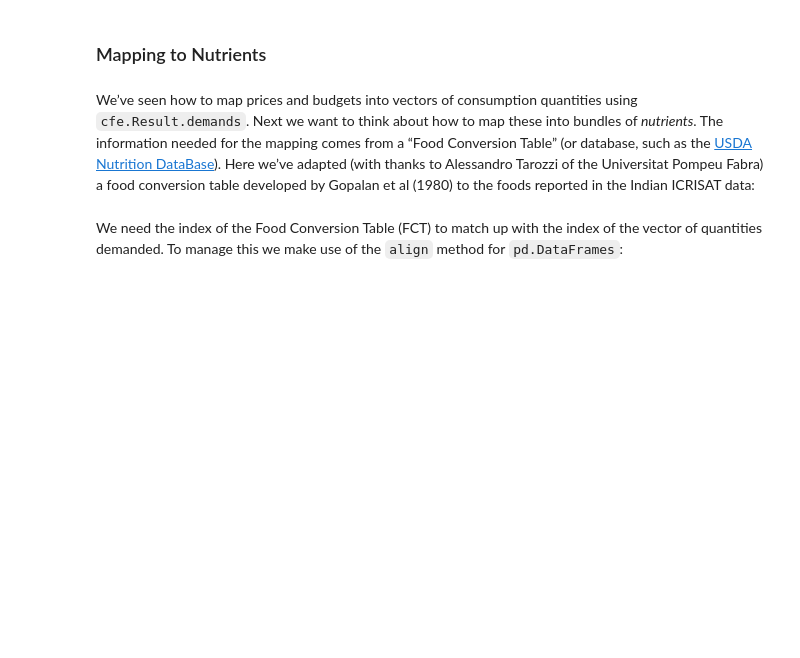
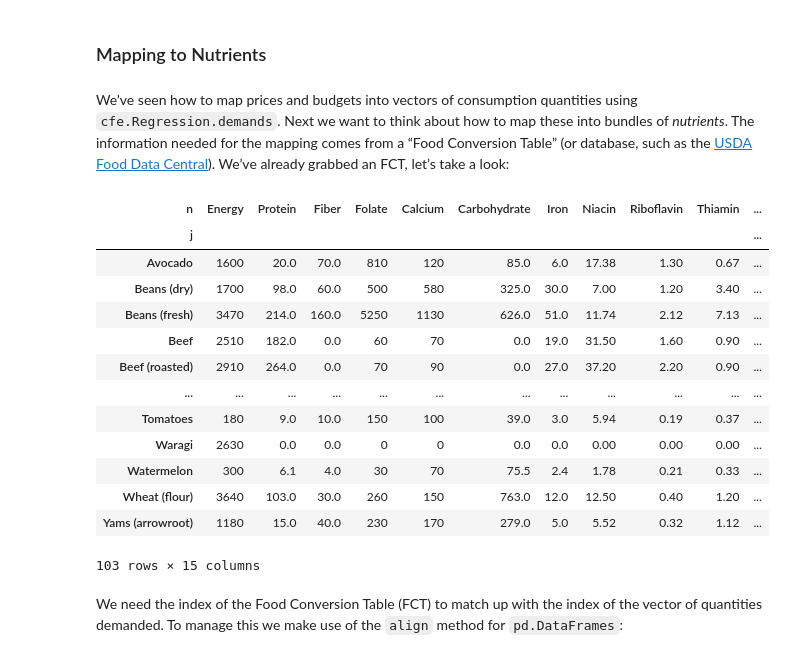
Before and after one commit to ligonteaching/EEP153_Materials, a Jupyter notebook: Project4/example_nutrition.ipynb, the cells around one changed output. Cells and saved outputs as stored; diff of their text form; code cells hidden in the pictures; blank space fills up the shorter version.

Commit message:
Updates for example_nutrition.

```diff
--- a/Project4/example_nutrition.ipynb
+++ b/Project4/example_nutrition.ipynb
@@ -28,3 +33,6 @@ We&rsquo;ll get data from two places.  First, basic data, including a food
-# %%
-DataURL = 'https://docs.google.com/spreadsheets/d/13Ig5hZif-NSHtgkKRp_cEgKXk0lOsdUB2BAD6O_FnRo'
-key = DataURL.split('/')[-1]
+# %%
+InputFiles = {'Expenditures':('1yVLriVpo7KGUXvR3hq_n53XpXlD5NmLaH1oOMZyV0gQ','Expenditures (2019-20)'),
+              'Prices':('1yVLriVpo7KGUXvR3hq_n53XpXlD5NmLaH1oOMZyV0gQ','Prices'),
+              'HH Characteristics':('1yVLriVpo7KGUXvR3hq_n53XpXlD5NmLaH1oOMZyV0gQ','HH Characteristics'),
+              'FCT':('1yVLriVpo7KGUXvR3hq_n53XpXlD5NmLaH1oOMZyV0gQ','FCT'),
+              'RDI':('1yVLriVpo7KGUXvR3hq_n53XpXlD5NmLaH1oOMZyV0gQ','RDI'),}
@@ -69,10 +202,7 @@ def my_prices(p0,p=p,i='Coconut'):
 ### Mapping to Nutrients
 # %% [markdown]
 We&rsquo;ve seen how to map prices and budgets into vectors of consumption
- quantities using `cfe.Result.demands`.  Next we want to think about
+ quantities using `cfe.Regression.demands`.  Next we want to think about
  how to map these into bundles of *nutrients*.  The information needed
  for the mapping comes from a &ldquo;Food Conversion Table&rdquo; (or database,
- such as the [USDA Nutrition DataBase](https://ndb.nal.usda.gov/ndb/doc/apilist/API-FOOD-REPORTV2.md)).   Here we&rsquo;ve adapted (with
- thanks to Alessandro Tarozzi of the Universitat Pompeu Fabra) a food
- conversion table developed by Gopalan et al (1980) to the foods
- reported in the Indian ICRISAT data:
+ such as the [USDA Food Data Central](https://fdc.nal.usda.gov/)).    We&rsquo;ve already grabbed an FCT, let&rsquo;s take a look:
@@ -83,3 +209,20 @@ fct = read_sheets(key,sheet='FCT').set_index('i')
+# %%
+fct
+# %% [output]
+| n | Energy | Protein | Fiber | Folate | Calcium | Carbohydrate | Iron | Niacin | Riboflavin | Thiamin | ... |
+| j |  |  |  |  |  |  |  |  |  |  | ... |
+| Avocado | 1600 | 20.0 | 70.0 | 810 | 120 | 85.0 | 6.0 | 17.38 | 1.30 | 0.67 | ... |
+| Beans (dry) | 1700 | 98.0 | 60.0 | 500 | 580 | 325.0 | 30.0 | 7.00 | 1.20 | 3.40 | ... |
+| Beans (fresh) | 3470 | 214.0 | 160.0 | 5250 | 1130 | 626.0 | 51.0 | 11.74 | 2.12 | 7.13 | ... |
+| Beef | 2510 | 182.0 | 0.0 | 60 | 70 | 0.0 | 19.0 | 31.50 | 1.60 | 0.90 | ... |
+| Beef (roasted) | 2910 | 264.0 | 0.0 | 70 | 90 | 0.0 | 27.0 | 37.20 | 2.20 | 0.90 | ... |
+| ... | ... | ... | ... | ... | ... | ... | ... | ... | ... | ... | ... |
+| Tomatoes | 180 | 9.0 | 10.0 | 150 | 100 | 39.0 | 3.0 | 5.94 | 0.19 | 0.37 | ... |
+| Waragi | 2630 | 0.0 | 0.0 | 0 | 0 | 0.0 | 0.0 | 0.00 | 0.00 | 0.00 | ... |
+| Watermelon | 300 | 6.1 | 4.0 | 30 | 70 | 75.5 | 2.4 | 1.78 | 0.21 | 0.33 | ... |
+| Wheat (flour) | 3640 | 103.0 | 30.0 | 260 | 150 | 763.0 | 12.0 | 12.50 | 0.40 | 1.20 | ... |
+| Yams (arrowroot) | 1180 | 15.0 | 40.0 | 230 | 170 | 279.0 | 5.0 | 5.52 | 0.32 | 1.12 | ... |
+103 rows × 15 columns
 # %% [markdown]
 We need the index of the Food Conversion Table (FCT) to match up with
  the index of the vector of quantities demanded.   To manage this we
```
Also changed, not shown: parts of 47 cells of this notebook, 2 other files.
